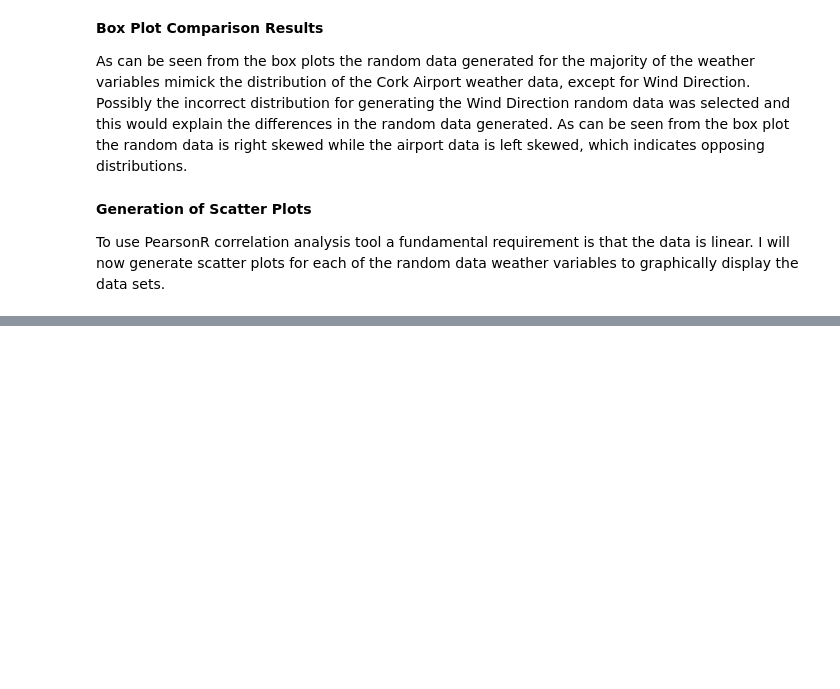
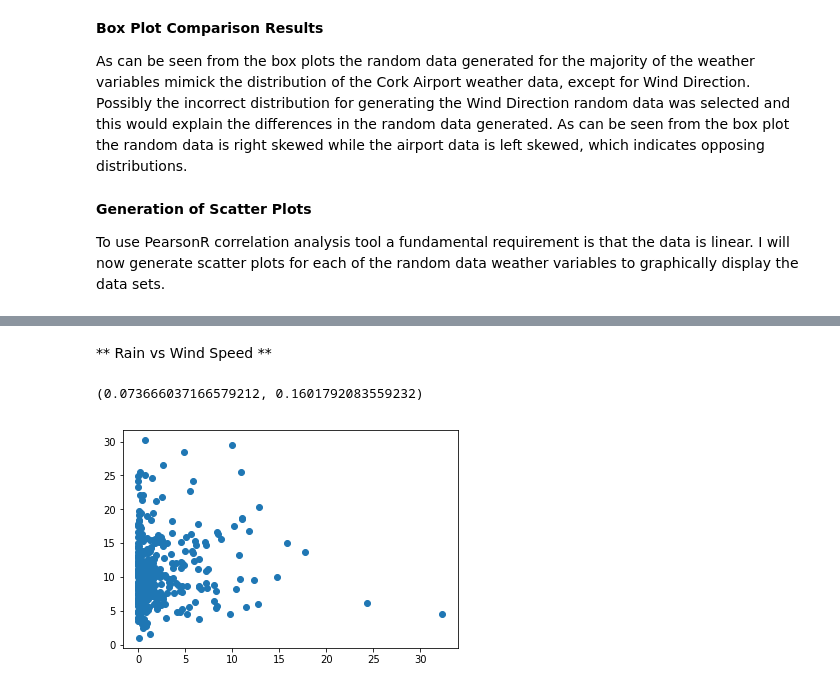
Before and after one commit to shanecanny1/Program-for-Data-Analysis-Project, a Jupyter notebook: Programming for Data Analysis Project.ipynb, the cells around one changed output, grey strips where cells are left out. Saved outputs shown, nothing was run; the diff lists cells and outputs as text; code cells hidden in the pictures; blank space fills up the shorter version.

```diff
--- a/Programming for Data Analysis Project.ipynb
+++ b/Programming for Data Analysis Project.ipynb
@@ -460,0 +540,11 @@ plt.show()
+# %% [markdown]
+** Rain vs Wind Speed **
+# %%
+stats.pearsonr(RandRain, RandWindSpeed)
+# %% [output]
+(0.073666037166579212, 0.1601792083559232)
+# %%
+plt.scatter(RandRain, RandWindSpeed)
+plt.show()
+# %% [output]
+[figure, added]
```
Also changed, not shown: parts of 29 cells of this notebook.
